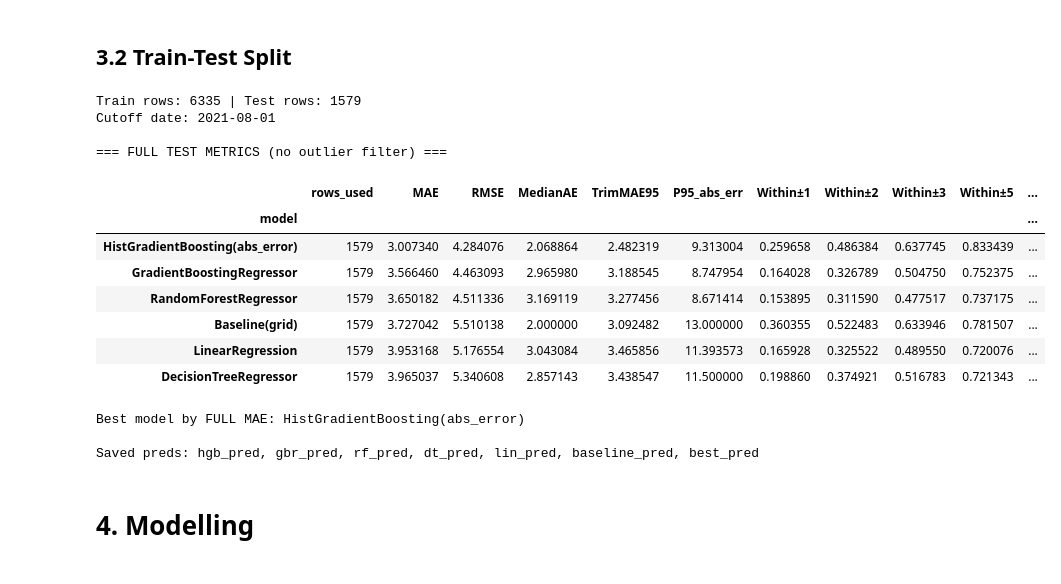
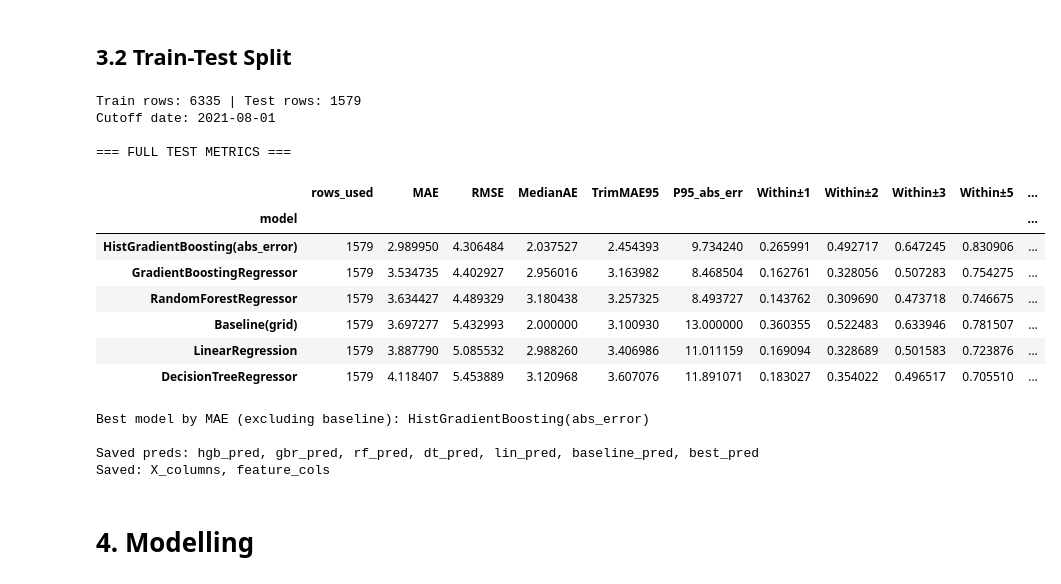
Before and after one commit to justinhozx/MLDP-F1, a Jupyter notebook: MLDP_F1.ipynb, the cells around one changed output. Cells and saved outputs as stored; diff of their text form; code cells hidden in the pictures.

Commit message:
newest version with correct unseen data

```diff
--- a/MLDP_F1.ipynb
+++ b/MLDP_F1.ipynb
@@ -442,47 +626,36 @@ print("Train rows:", int(train_idx.sum()), "| Test rows:", int(test_idx.sum()))
 print("Cutoff date:", cutoff.date())
 
 # ----------------------------
-# 2) Features + target
+# 2) Features + target (must match your updated feature_cols cell)
 # ----------------------------
-feature_cols = [
-    "year","round","circuitId","alt","lat","lng",
-    "grid","has_quali","quali_position","quali_best_sec",
-    "driver_age",
-    "driver_races_before","constructor_races_before",
-    "driver_last_finish","driver_avg_finish_last5","driver_avg_points_last5",
-    "constructor_avg_finish_last5","constructor_avg_points_last5",
-    "driver_season_points_to_date","constructor_season_points_to_date",
-    "driverId","constructorId","country"
-]
 target = "positionOrder"
+
+missing_feat = [c for c in feature_cols if c not in df_model.columns]
+if missing_feat:
+    raise ValueError("Missing from df_model (did you run feature engineering + imputation first?):\n" + str(missing_feat))
 
 X_raw = df_model[feature_cols].copy()
 y = df_model[target].astype(float).copy()
 
-# One-hot encode categorical columns (consistent with your approach)
 X = pd.get_dummies(
     X_raw,
     columns=["driverId","constructorId","circuitId","country"],
     drop_first=True
 )
 
-# Fill remaining NaNs safely (median per column)
+# Fill remaining NaNs
 for c in X.columns:
     if pd.api.types.is_numeric_dtype(X[c]):
         X[c] = X[c].fillna(X[c].median())
 
-# Train/test matrices
 X_train, X_test = X.loc[train_idx], X.loc[test_idx]
 y_train, y_test = y.loc[train_idx], y.loc[test_idx]
 
-# Keep columns for later prediction functions
 X_columns = X.columns
-
-# Baseline values for test
 grid_test = df_model.loc[test_idx, "grid"].astype(float).values
 
 # ----------------------------
-# 3) Models (5 + baseline)
+# 3) Models
 # ----------------------------
 hgb = HistGradientBoostingRegressor(loss="absolute_error", random_state=2025)
 gbr = GradientBoostingRegressor(random_state=2025)
@@ -511,7 +684,7 @@ models = {
 }
 
 # ----------------------------
-# 4) Metrics helper (NO outlier filter)
+# 4) Metrics helper
 # ----------------------------
 def evaluate_predictions(name, y_true, pred):
     y_true = np.asarray(y_true).astype(float)
@@ -534,7 +707,6 @@ def evaluate_predictions(name, y_true, pred):
     pred_round = np.clip(np.rint(pred), 1, 40)
     exact_pct = (np.abs(y_true - pred_round) == 0).mean()
 
-    # Spearman without scipy
     spearman = pd.Series(y_true).corr(pd.Series(pred), method="spearman")
 
     return {
@@ -556,59 +728,55 @@ def evaluate_predictions(name, y_true, pred):
 # ----------------------------
 # 5) Train + predict + compare
 # ----------------------------
 preds = {}
 
 for name, m in models.items():
     m.fit(X_train, y_train)
     preds[name] = m.predict(X_test)
 
-# Baseline pred = grid
 preds["Baseline(grid)"] = grid_test
 
-# FULL metrics only (no outlier filter)
-rows_full = []
-for name, pred in preds.items():
-    rows_full.append(evaluate_predictions(name, y_test.values, pred))
+rows_full = [evaluate_predictions(name, pred_y, pred_vals) for name, pred_vals in preds.items() for pred_y in [y_test.values]]
+compare_full = pd.DataFrame(rows_full).set_index("model").sort_values("MAE")
 
-compare_full = pd.DataFrame(rows_full).set_index("model").sort_values("MAE")
-print("\n=== FULL TEST METRICS (no outlier filter) ===")
+print("\n=== FULL TEST METRICS ===")
 display(compare_full)
 
-# Pick best model from FULL table
-best_model_name = compare_full.index[0]
-print("\nBest model by FULL MAE:", best_model_name)
+best_model_name_no_baseline = (
+    compare_full.drop(index=["Baseline(grid)"], errors="ignore").index[0]
+)
+print("\nBest model by MAE (excluding baseline):", best_model_name_no_baseline)
 
-best_model = models.get(best_model_name, None)
+best_model = models[best_model_name_no_baseline]
+best_pred = preds[best_model_name_no_baseline]
 
-# ----------------------------
-# ✅ EXTRA: Create named prediction arrays for later cells
-# ----------------------------
+# Named preds
 hgb_pred = preds["HistGradientBoosting(abs_error)"]
 gbr_pred = preds["GradientBoostingRegressor"]
 rf_pred  = preds["RandomForestRegressor"]
 dt_pred  = preds["DecisionTreeRegressor"]
 lin_pred = preds["LinearRegression"]
 baseline_pred = preds["Baseline(grid)"]
 
-best_pred = preds[best_model_name]
-
 print("\nSaved preds: hgb_pred, gbr_pred, rf_pred, dt_pred, lin_pred, baseline_pred, best_pred")
+print("Saved: X_columns, feature_cols")
 # %% [output]
 Train rows: 6335 | Test rows: 1579
 Cutoff date: 2021-08-01
 
-=== FULL TEST METRICS (no outlier filter) ===
+=== FULL TEST METRICS ===
 |  | rows_used | MAE | RMSE | MedianAE | TrimMAE95 | P95_abs_err | Within±1 | Within±2 | Within±3 | Within±5 | ... |
 | model |  |  |  |  |  |  |  |  |  |  | ... |
-| HistGradientBoosting(abs_error) | 1579 | 3.007340 | 4.284076 | 2.068864 | 2.482319 | 9.313004 | 0.259658 | 0.486384 | 0.637745 | 0.833439 | ... |
-| GradientBoostingRegressor | 1579 | 3.566460 | 4.463093 | 2.965980 | 3.188545 | 8.747954 | 0.164028 | 0.326789 | 0.504750 | 0.752375 | ... |
-| RandomForestRegressor | 1579 | 3.650182 | 4.511336 | 3.169119 | 3.277456 | 8.671414 | 0.153895 | 0.311590 | 0.477517 | 0.737175 | ... |
-| Baseline(grid) | 1579 | 3.727042 | 5.510138 | 2.000000 | 3.092482 | 13.000000 | 0.360355 | 0.522483 | 0.633946 | 0.781507 | ... |
-| LinearRegression | 1579 | 3.953168 | 5.176554 | 3.043084 | 3.465856 | 11.393573 | 0.165928 | 0.325522 | 0.489550 | 0.720076 | ... |
-| DecisionTreeRegressor | 1579 | 3.965037 | 5.340608 | 2.857143 | 3.438547 | 11.500000 | 0.198860 | 0.374921 | 0.516783 | 0.721343 | ... |
+| HistGradientBoosting(abs_error) | 1579 | 2.989950 | 4.306484 | 2.037527 | 2.454393 | 9.734240 | 0.265991 | 0.492717 | 0.647245 | 0.830906 | ... |
+| GradientBoostingRegressor | 1579 | 3.534735 | 4.402927 | 2.956016 | 3.163982 | 8.468504 | 0.162761 | 0.328056 | 0.507283 | 0.754275 | ... |
+| RandomForestRegressor | 1579 | 3.634427 | 4.489329 | 3.180438 | 3.257325 | 8.493727 | 0.143762 | 0.309690 | 0.473718 | 0.746675 | ... |
+| Baseline(grid) | 1579 | 3.697277 | 5.432993 | 2.000000 | 3.100930 | 13.000000 | 0.360355 | 0.522483 | 0.633946 | 0.781507 | ... |
+| LinearRegression | 1579 | 3.887790 | 5.085532 | 2.988260 | 3.406986 | 11.011159 | 0.169094 | 0.328689 | 0.501583 | 0.723876 | ... |
+| DecisionTreeRegressor | 1579 | 4.118407 | 5.453889 | 3.120968 | 3.607076 | 11.891071 | 0.183027 | 0.354022 | 0.496517 | 0.705510 | ... |
-Best model by FULL MAE: HistGradientBoosting(abs_error)
+Best model by MAE (excluding baseline): HistGradientBoosting(abs_error)
 
 Saved preds: hgb_pred, gbr_pred, rf_pred, dt_pred, lin_pred, baseline_pred, best_pred
+Saved: X_columns, feature_cols
 # %% [markdown]
 # 4. Modelling
 # %%
```
Also changed, not shown: parts of 9 cells of this notebook, 21 other files.
